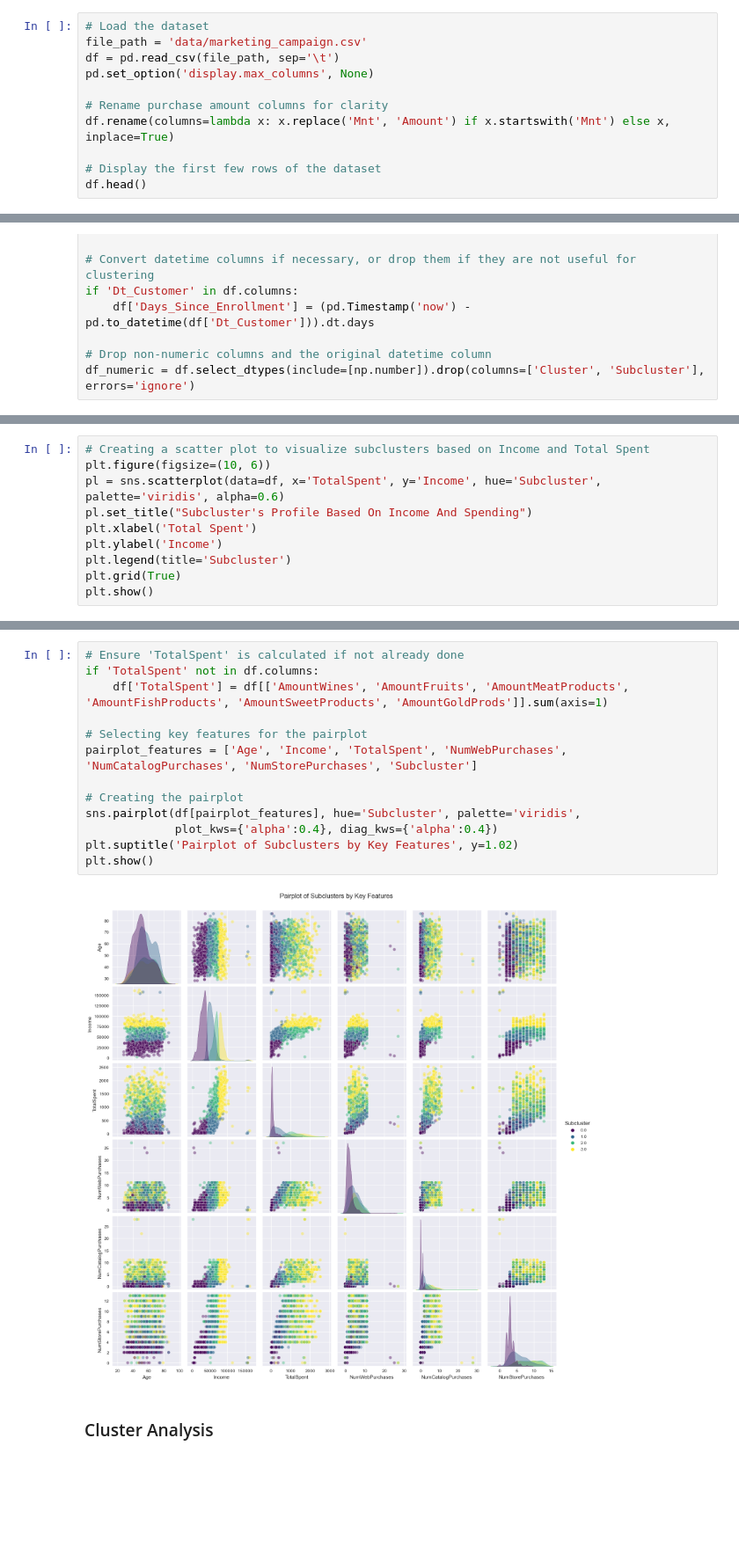
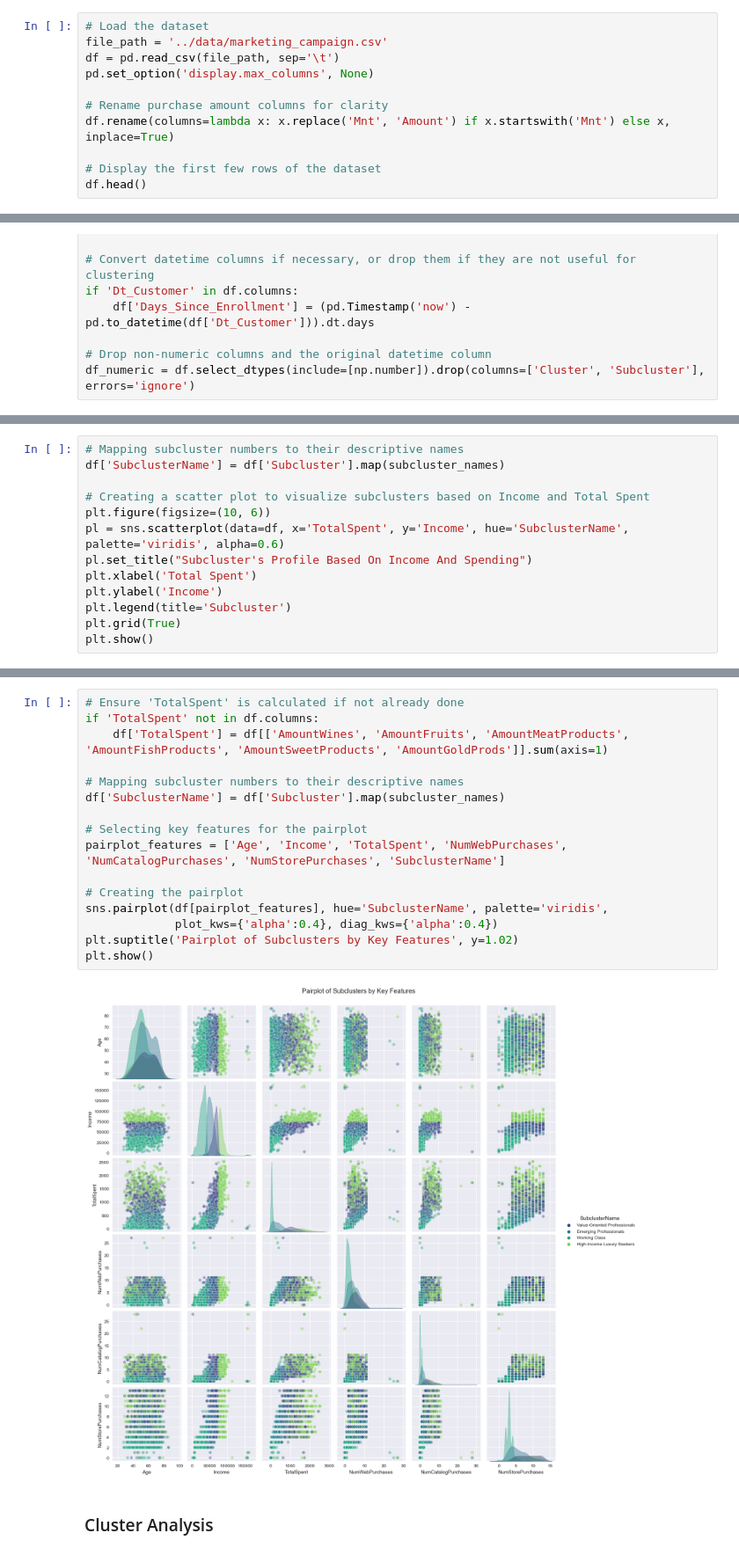
Before and after one commit to ShaneR31/customer-personality-analysis, a Jupyter notebook: notebooks/customer_personality_analysis.ipynb, the cells around one changed output, grey strips where cells are left out. Shown at 88% size. Saved outputs shown, nothing was run; the diff lists cells and outputs as text; blank space fills up the shorter version.

Commit message:
added campaign analysis

```diff
--- a/notebooks/customer_personality_analysis.ipynb
+++ b/notebooks/customer_personality_analysis.ipynb
@@ -19,7 +17,7 @@ from math import pi
 ## Loading Data
 # %%
 # Load the dataset
-file_path = 'data/marketing_campaign.csv'
+file_path = '../data/marketing_campaign.csv'
 df = pd.read_csv(file_path, sep='\t')
 pd.set_option('display.max_columns', None)
 
@@ -375,9 +355,12 @@ print(f"Subclusters: {df['Subcluster'].unique()}")
 # %% [output]
 Subclusters: [2. 1. 0. 3.]
 # %%
+# Mapping subcluster numbers to their descriptive names
+df['SubclusterName'] = df['Subcluster'].map(subcluster_names)
+
 # Creating a scatter plot to visualize subclusters based on Income and Total Spent
 plt.figure(figsize=(10, 6))
-pl = sns.scatterplot(data=df, x='TotalSpent', y='Income', hue='Subcluster', palette='viridis', alpha=0.6)
+pl = sns.scatterplot(data=df, x='TotalSpent', y='Income', hue='SubclusterName', palette='viridis', alpha=0.6)
 pl.set_title("Subcluster's Profile Based On Income And Spending")
 plt.xlabel('Total Spent')
 plt.ylabel('Income')
@@ -389,18 +372,21 @@ plt.show()
 # %%
 # Ensure 'TotalSpent' is calculated if not already done
 if 'TotalSpent' not in df.columns:
     df['TotalSpent'] = df[['AmountWines', 'AmountFruits', 'AmountMeatProducts', 'AmountFishProducts', 'AmountSweetProducts', 'AmountGoldProds']].sum(axis=1)
 
+# Mapping subcluster numbers to their descriptive names
+df['SubclusterName'] = df['Subcluster'].map(subcluster_names)
+
 # Selecting key features for the pairplot
-pairplot_features = ['Age', 'Income', 'TotalSpent', 'NumWebPurchases', 'NumCatalogPurchases', 'NumStorePurchases', 'Subcluster']
+pairplot_features = ['Age', 'Income', 'TotalSpent', 'NumWebPurchases', 'NumCatalogPurchases', 'NumStorePurchases', 'SubclusterName']
 
 # Creating the pairplot
-sns.pairplot(df[pairplot_features], hue='Subcluster', palette='viridis',
+sns.pairplot(df[pairplot_features], hue='SubclusterName', palette='viridis',
              plot_kws={'alpha':0.4}, diag_kws={'alpha':0.4})
 plt.suptitle('Pairplot of Subclusters by Key Features', y=1.02)
 plt.show()
 # %% [output]
-[figure, old version]
+[figure, new version]
 # %% [markdown]
 ### Cluster Analysis
 # %%
```
Also changed, not shown: parts of 8 cells of this notebook, 4 other files.
